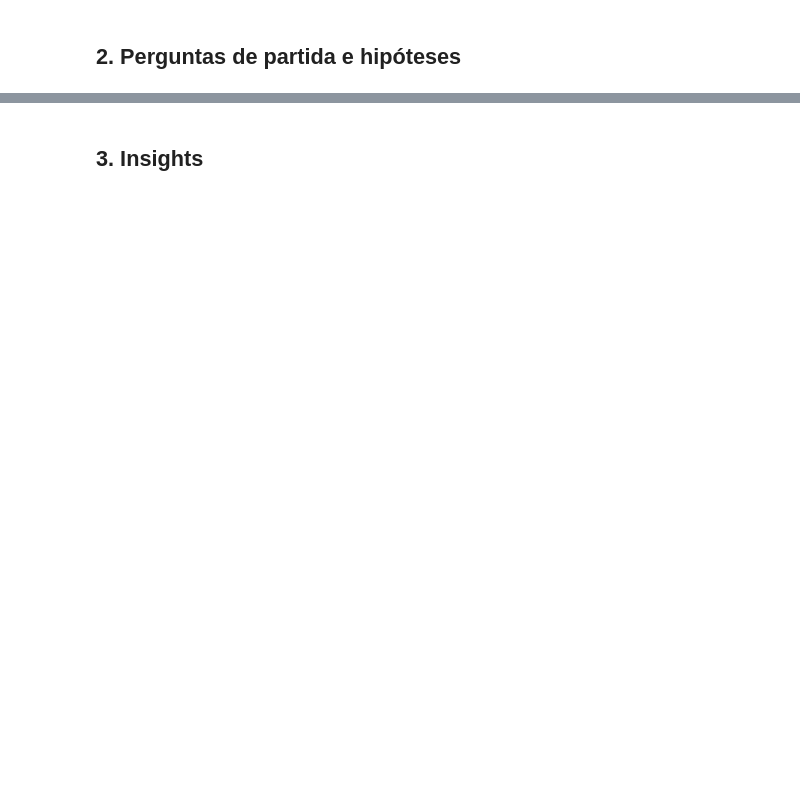
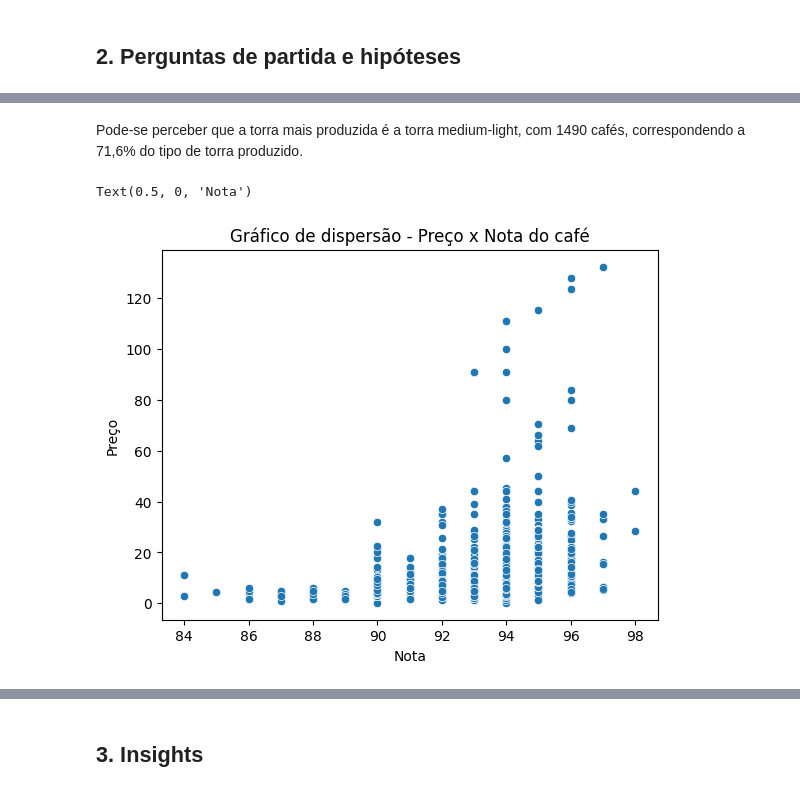
Before and after one commit to atlantico-academy/equipe3-2024.3, a Jupyter notebook: notebooks/01-exploratory_data_analysis.ipynb, the cells around one changed output, grey strips where cells are left out. Cells and saved outputs as stored; diff of their text form; code cells hidden in the pictures; blank space fills up the shorter version.

```diff
--- a/notebooks/01-exploratory_data_analysis.ipynb
+++ b/notebooks/01-exploratory_data_analysis.ipynb
@@ -87,0 +125,10 @@ sns.countplot(data=data, x='roast')
+# %% [markdown]
+Pode-se perceber que a torra mais produzida é a torra medium-light, com 1490 cafés, correspondendo a 71,6% do tipo de torra produzido.
+# %%
+sns.scatterplot(data=data, x='rating', y='100g_USD')
+plt.title("Gráfico de dispersão - Preço x Nota do café")
+plt.ylabel("Preço")
+plt.xlabel("Nota")
+# %% [output]
+Text(0.5, 0, 'Nota')
+[figure, added]
```
Also changed, not shown: parts of 38 cells of this notebook, 2 other files.
